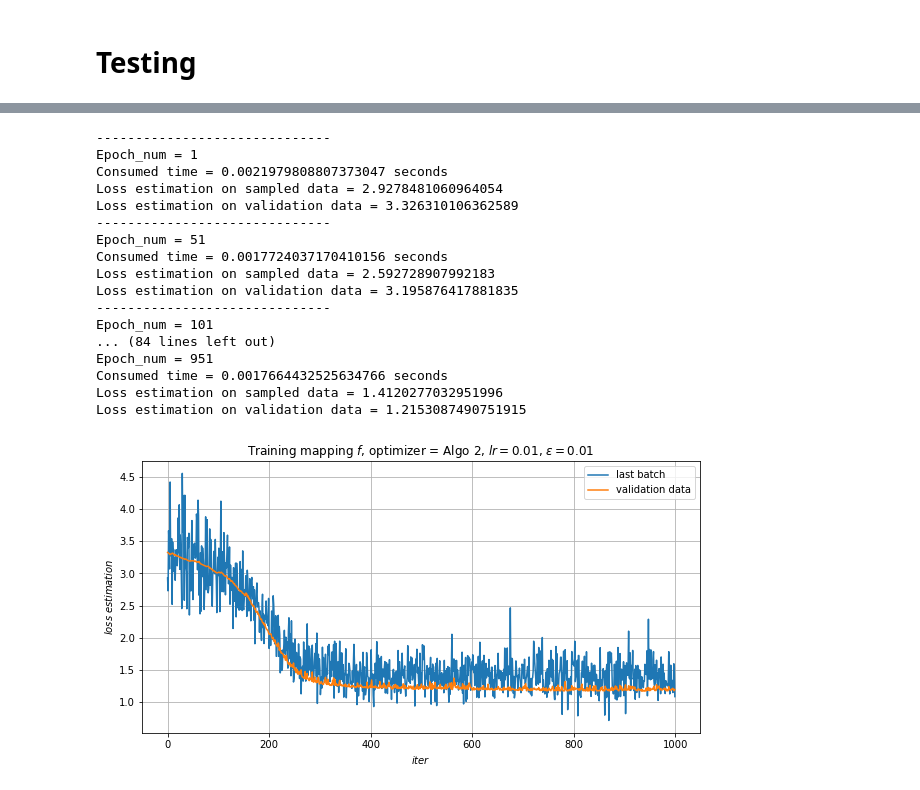
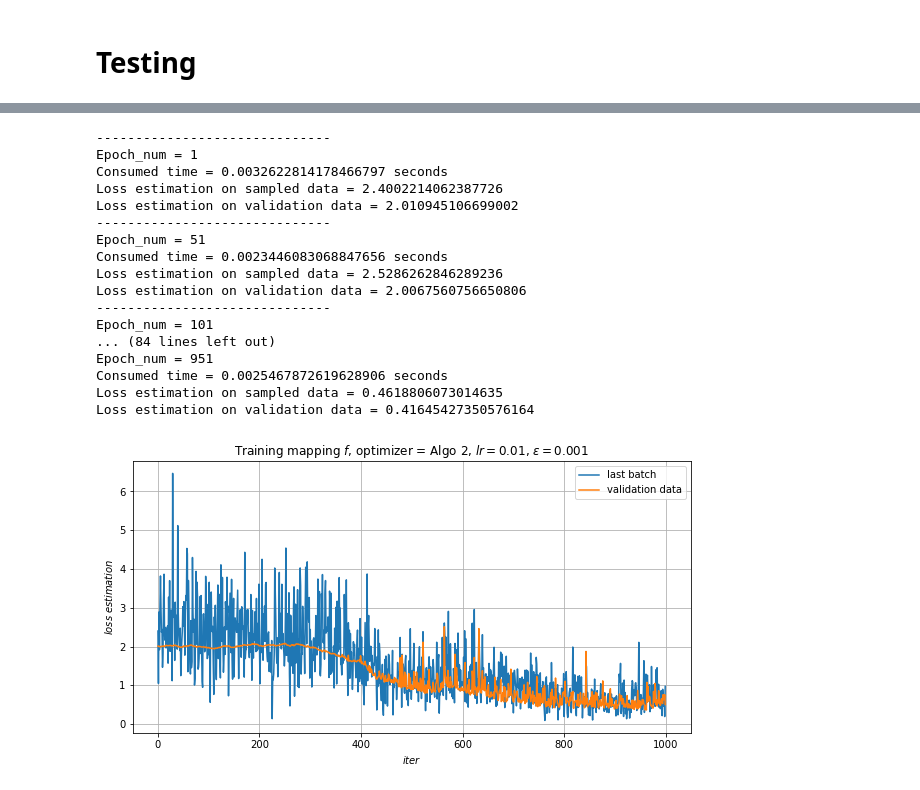
Before and after one commit to Daniil-Selikhanovych/Large-Scale-Optimal-Transport-and-Maping-Estimation, a Jupyter notebook: gaussian_learning_neural_ot/Gaussian_learning_OT.ipynb, the cells around one changed output, grey strips where cells are left out. Saved outputs shown, nothing was run; the diff lists cells and outputs as text; code cells hidden in the pictures.

```diff
--- a/gaussian_learning_neural_ot/Gaussian_learning_OT.ipynb
+++ b/gaussian_learning_neural_ot/Gaussian_learning_OT.ipynb
@@ -24,4 +82,4 @@ from api.neural_ot_continious_to_discrete import Neural_OT_continious_to_discret
 # %% [markdown]
 # Testing
 # %%
-default_experiment = Neural_OT_continious_to_discrete()
+default_experiment = Neural_OT_continious_to_discrete(eps = my_eps, reg_mode = my_reg_mode)
@@ -28,6 +138,5 @@ default_experiment = Neural_OT_continious_to_discrete()
 # %%
-default_experiment.u = u_net_default.to(device_default)
-default_experiment.v = v_vec_default
+default_experiment.replace_f(my_f_net)
 
 loss_arr_batch = []
 loss_arr_val = []
@@ -35,15 +144,20 @@ loss_arr_val = []
 lr = 1e-4
 optimizer_mode = 'Adam'
 
-epochs = 1000
+epochs = 1701
 random_states_train = range(epochs)
+random_state_val = random_state_default
 
 batch_size = 1024
 
-default_experiment.stochastic_OT_computation(lr = lr, epochs = epochs,
+default_experiment.optimal_map_learning(lr = lr, epochs = epochs,
                                              batch_size = batch_size,
                                              optimizer_mode = optimizer_mode,
+                                             mu_sampler = mu_sampler_default,
+                                             index_sampler = index_sampler,
+                                             nu_data = data_nu_val_default,
                                              random_states_train = random_states_train,
+                                             random_state_val = random_state_val,
                                              loss_arr_batch = loss_arr_batch,
                                              loss_arr_val = loss_arr_val)
 # %% [output]
@@ -129,8 +199,8 @@ default_experiment.plot_2d_mapping()
 # %%
-default_experiment.f_net = f_net_default
+default_experiment.replace_f(my_f_net)
 
-loss_arr_batch = []
-loss_arr_val = []
+algo_2_loss_arr_batch = []
+algo_2_loss_arr_val = []
 
 lr = 1e-2
 optimizer_mode = 'Algo 2'
@@ -138,39 +208,44 @@ optimizer_mode = 'Algo 2'
 epochs = 1000
 shift = 1000
 random_states_train = range(shift, shift + epochs)
+random_state_val = random_state_default
 
 batch_size = 1024
 
 default_experiment.optimal_map_learning_algo_2(lr = lr, epochs = epochs,
                                              batch_size = batch_size,
+                                             mu_sampler = mu_sampler_default,
+                                             index_sampler = index_sampler,
+                                             nu_data = data_nu_val_default,
                                              random_states_train = random_states_train,
-                                             loss_arr_batch = loss_arr_batch,
-                                             loss_arr_val = loss_arr_val)
+                                             random_state_val = random_state_val,
+                                             loss_arr_batch = algo_2_loss_arr_batch,
+                                             loss_arr_val = algo_2_loss_arr_val)
 # %% [output]
 ------------------------------
 Epoch_num = 1
-Consumed time = 0.0021979808807373047 seconds
-Loss estimation on sampled data = 2.9278481060964054
-Loss estimation on validation data = 3.326310106362589
+Consumed time = 0.0032622814178466797 seconds
+Loss estimation on sampled data = 2.4002214062387726
+Loss estimation on validation data = 2.010945106699002
 ------------------------------
 Epoch_num = 51
-Consumed time = 0.0017724037170410156 seconds
-Loss estimation on sampled data = 2.592728907992183
-Loss estimation on validation data = 3.195876417881835
+Consumed time = 0.0023446083068847656 seconds
+Loss estimation on sampled data = 2.5286262846289236
+Loss estimation on validation data = 2.0067560756650806
 ------------------------------
 Epoch_num = 101
 ... (84 lines left out)
 Epoch_num = 951
-Consumed time = 0.0017664432525634766 seconds
-Loss estimation on sampled data = 1.4120277032951996
-Loss estimation on validation data = 1.2153087490751915
+Consumed time = 0.0025467872619628906 seconds
+Loss estimation on sampled data = 0.4618806073014635
+Loss estimation on validation data = 0.41645427350576164
 # %%
 plot_mode = 'mapping training'
 
-default_experiment.plot_loss_graphs(loss_arr_batch = loss_arr_batch,
-                                    loss_arr_val = loss_arr_val,
+default_experiment.plot_loss_graphs(loss_arr_batch = algo_2_loss_arr_batch,
+                                    loss_arr_val = algo_2_loss_arr_val,
                                     optimizer_mode = optimizer_mode,
                                     plot_mode = plot_mode,
                                     lr = lr)
 # %% [output]
-[figure, old version]
+[figure, new version]
```
Also changed, not shown: parts of 13 cells of this notebook, 2 other files.
